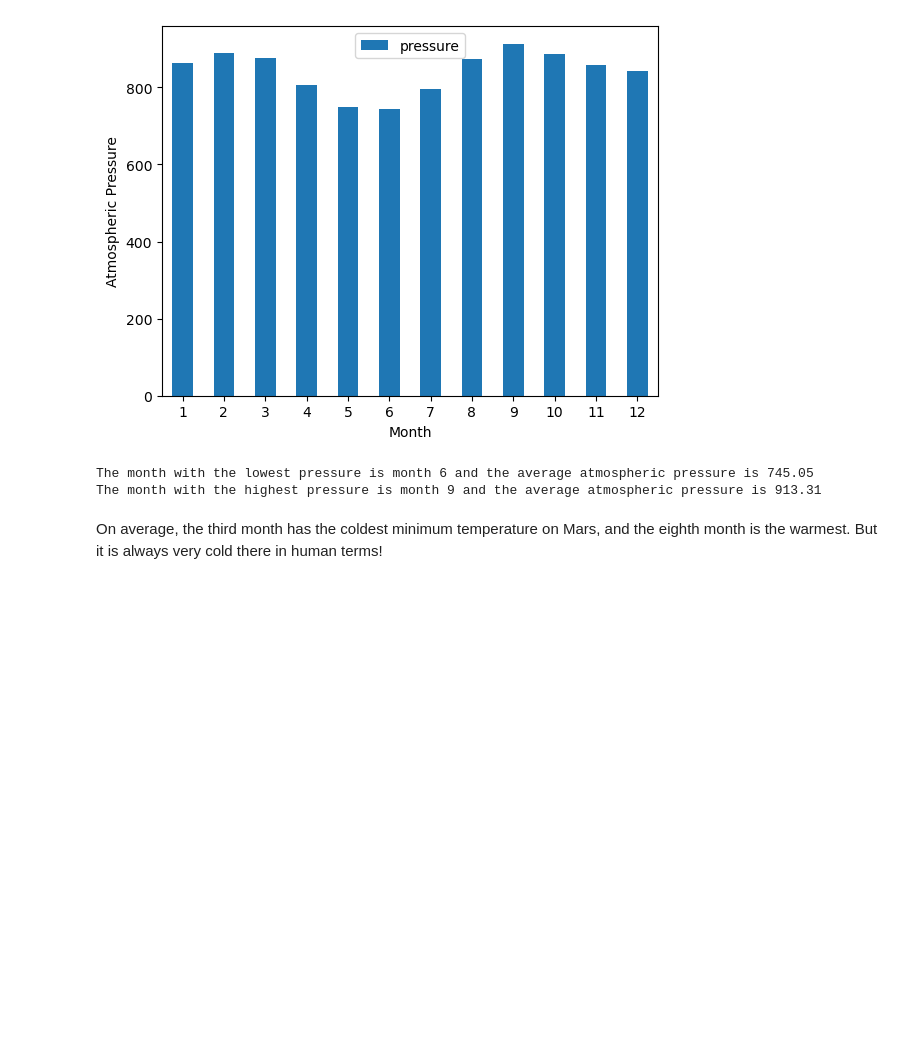
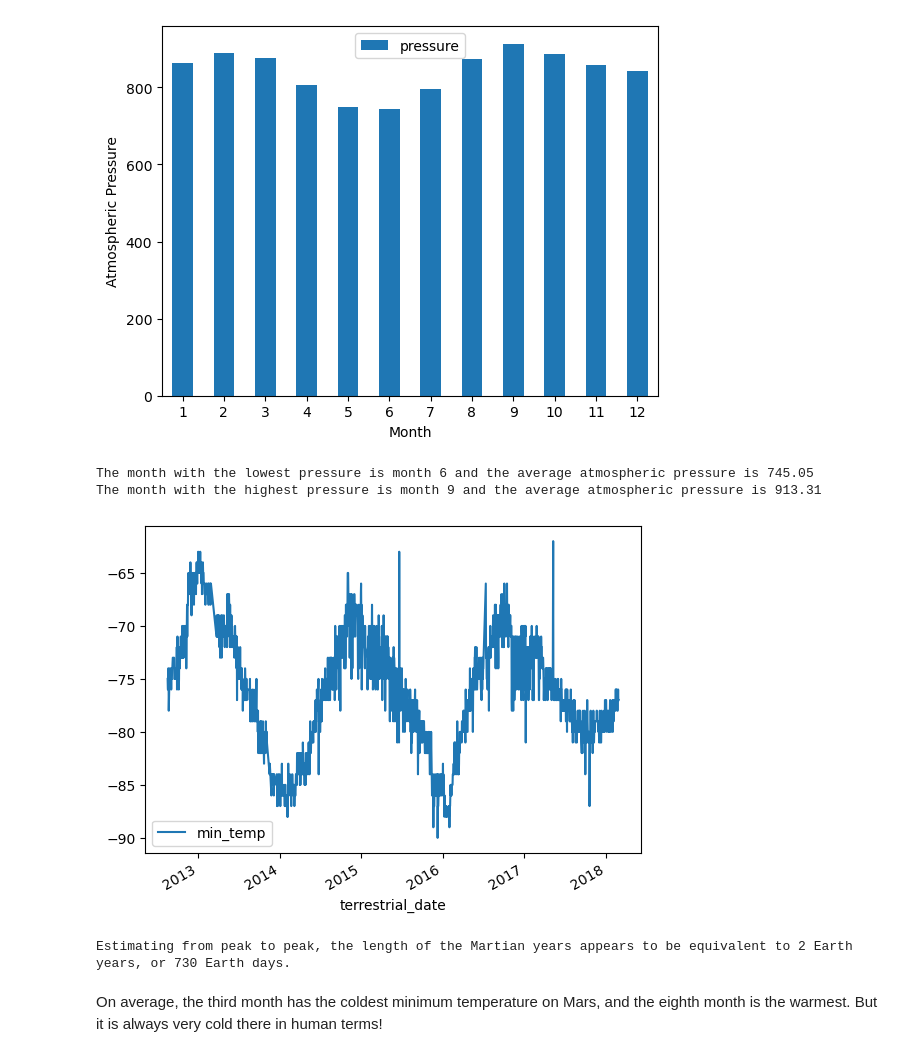
Before and after one commit to dmropp/datacollectionchallenge, a Jupyter notebook: part_2_mars_weather.ipynb, the cells around one changed output. Drawn from its saved outputs; the diff is of its cells as text; code cells hidden in the pictures; blank space fills up the shorter version.

```diff
--- a/part_2_mars_weather.ipynb
+++ b/part_2_mars_weather.ipynb
@@ -290,3 +277,15 @@ The month with the highest pressure is month 9 and the average atmospheric press
+# %%
+# 5. How many terrestrial (earth) days are there in a Martian year?
+
+mars_data_sorted = mars_data_df_copy.sort_values(by="terrestrial_date")
+
+mars_data_sorted.plot(x="terrestrial_date", y="min_temp", kind="line")
+plt.show()
+
+print("Estimating from peak to peak, the length of the Martian years appears to be equivalent to 2 Earth years, or 730 Earth days.")
+# %% [output]
+[figure, added]
+Estimating from peak to peak, the length of the Martian years appears to be equivalent to 2 Earth years, or 730 Earth days.
 # %% [markdown]
 On average, the third month has the coldest minimum temperature on Mars, and the eighth month is the warmest. But it is always very cold there in human terms!
 # %% [markdown]
```
Also changed, not shown: parts of 8 cells of this notebook, 2 other files.
